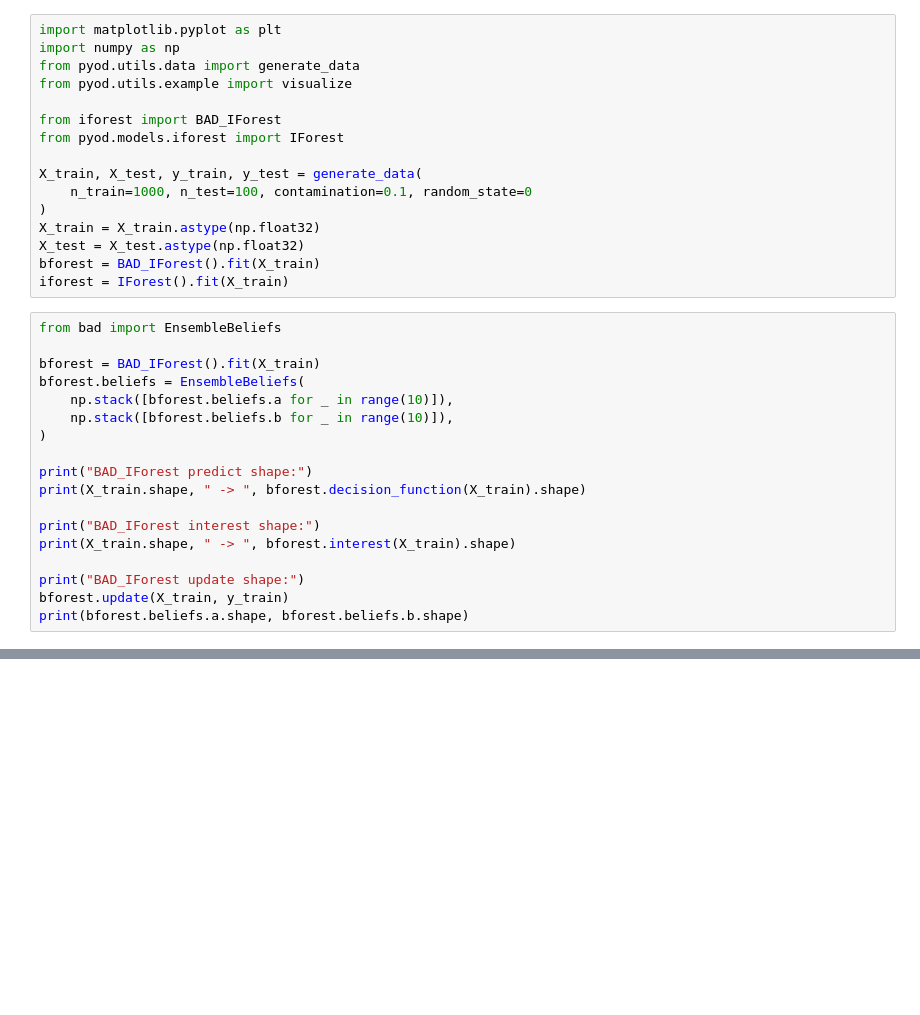
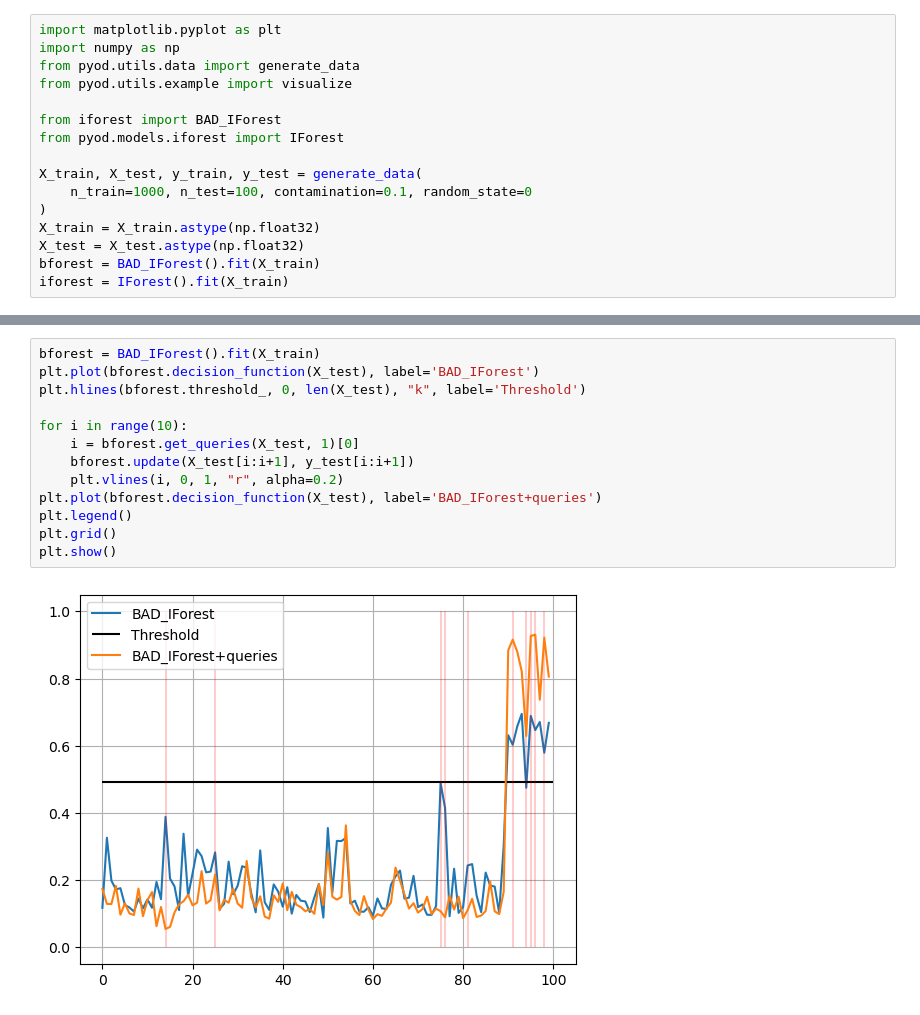
Before and after one commit to davidesartor/balif, a Jupyter notebook: pad.ipynb, the cells around one changed output, grey strips where cells are left out. Drawn from its saved outputs; the diff is of its cells as text; blank space fills up the shorter version.

```diff
--- a/pad.ipynb
+++ b/pad.ipynb
@@ -14,21 +14,3 @@ X_train = X_train.astype(np.float32)
 X_test = X_test.astype(np.float32)
 bforest = BAD_IForest().fit(X_train)
 iforest = IForest().fit(X_train)
-# %%
-from bad import EnsembleBeliefs
-
-bforest = BAD_IForest().fit(X_train)
-bforest.beliefs = EnsembleBeliefs(
-    np.stack([bforest.beliefs.a for _ in range(10)]),
-    np.stack([bforest.beliefs.b for _ in range(10)]),
-)
-
-print("BAD_IForest predict shape:")
-print(X_train.shape, " -> ", bforest.decision_function(X_train).shape)
-
-print("BAD_IForest interest shape:")
-print(X_train.shape, " -> ", bforest.interest(X_train).shape)
-
-print("BAD_IForest update shape:")
-bforest.update(X_train, y_train)
-print(bforest.beliefs.a.shape, bforest.beliefs.b.shape)
@@ -41,0 +27,15 @@ BAD_IForest update shape:
+# %%
+bforest = BAD_IForest().fit(X_train)
+plt.plot(bforest.decision_function(X_test), label='BAD_IForest')
+plt.hlines(bforest.threshold_, 0, len(X_test), "k", label='Threshold')
+
+for i in range(10):
+    i = bforest.get_queries(X_test, 1)[0]
+    bforest.update(X_test[i:i+1], y_test[i:i+1])
+    plt.vlines(i, 0, 1, "r", alpha=0.2)
+plt.plot(bforest.decision_function(X_test), label='BAD_IForest+queries')
+plt.legend()
+plt.grid()
+plt.show()
+# %% [output]
+[figure, added]
```
Also changed, not shown: parts of 7 cells of this notebook, 1 other file.
